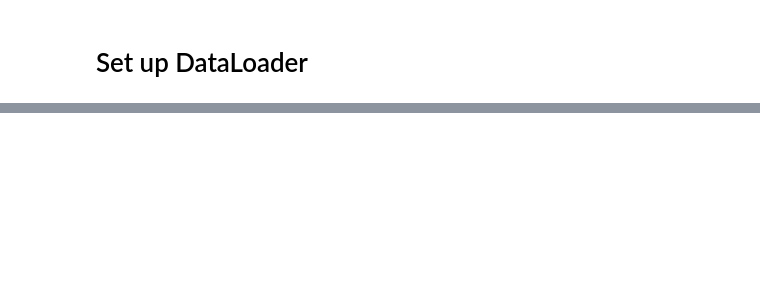
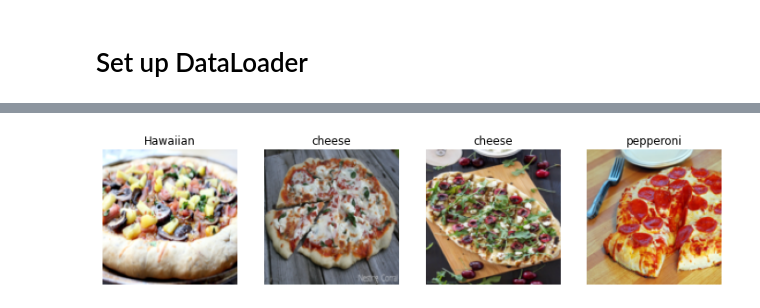
Before and after one commit to causallycausal/fastai, a Jupyter notebook: Projects/02_pizza_classifier.ipynb, the cells around one changed output, grey strips where cells are left out. Cells and saved outputs as stored; diff of their text form; code cells hidden in the pictures; blank space fills up the shorter version.

```diff
--- a/Projects/02_pizza_classifier.ipynb
+++ b/Projects/02_pizza_classifier.ipynb
@@ -76,0 +92,7 @@ pizzas = Data
+# %%
+# Squish Method
+pizzas = pizzas.new(item_tfms=Resize(128, ResizeMethod.Squish))
+dls = pizzas.dataloaders(path)
+dls.valid.show_batch(max_n=4, nrows=1)
+# %% [output]
+[figure, added]
```
Also changed, not shown: parts of 20 cells of this notebook.
